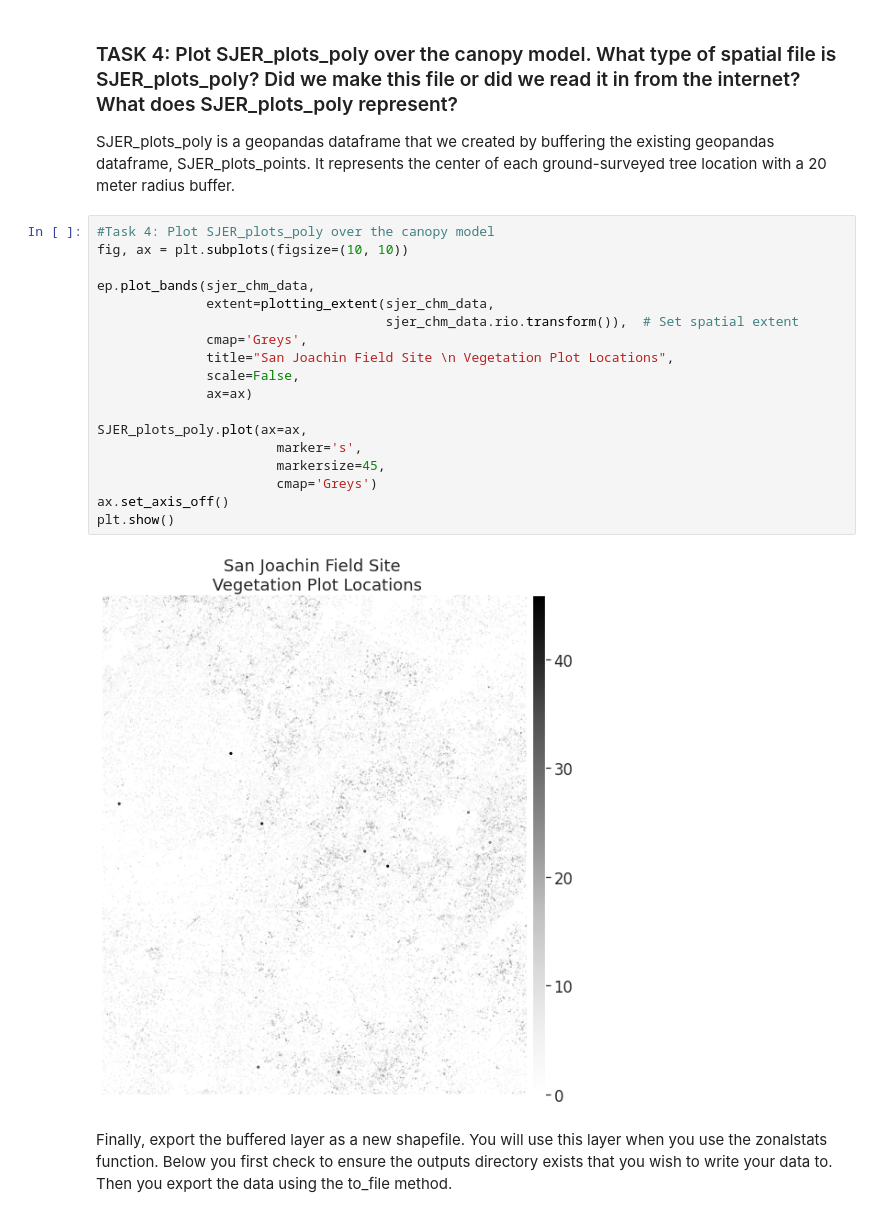
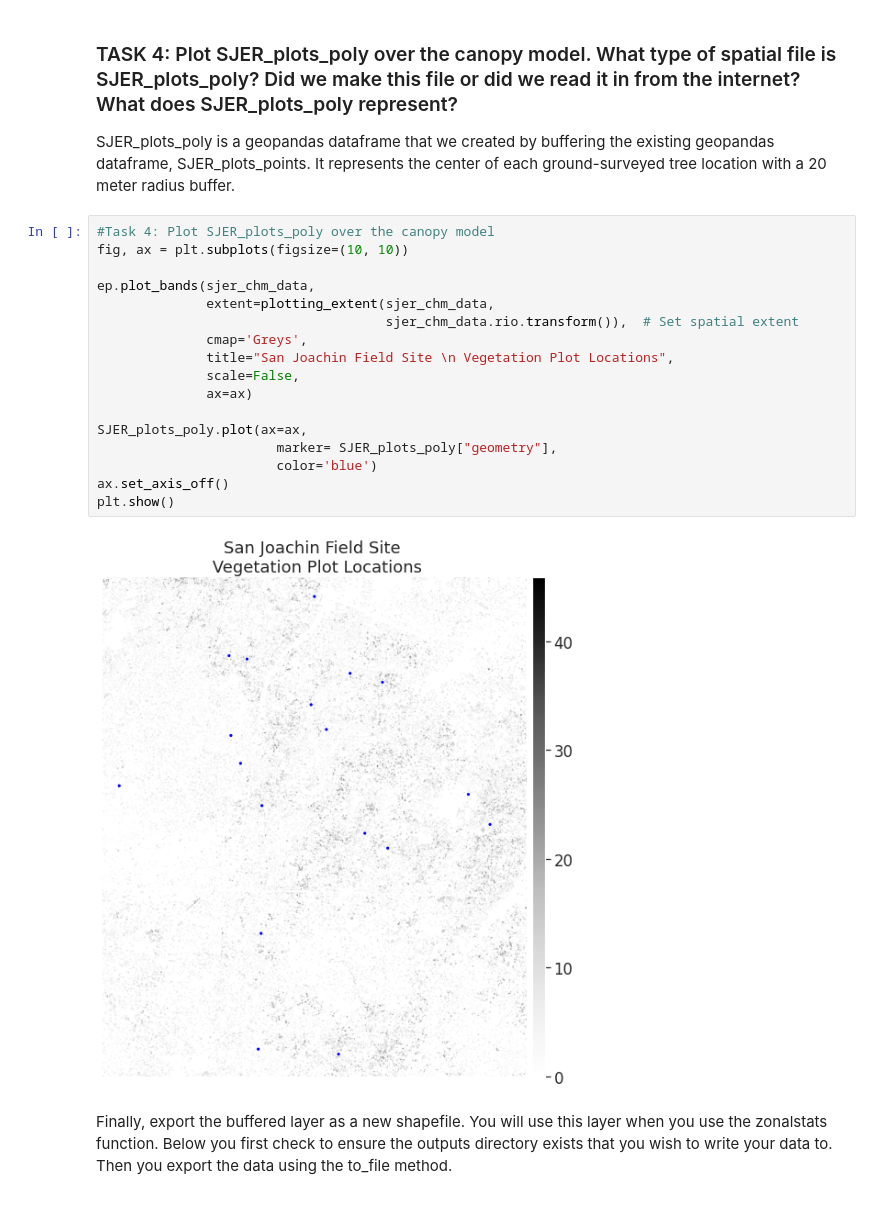
Before and after one commit to megmkoch/EnvDatSci22, a Jupyter notebook: CodeSprints/Regression101.ipynb, the cells around one changed output. Cells and saved outputs as stored; diff of their text form.

```diff
--- a/CodeSprints/Regression101.ipynb
+++ b/CodeSprints/Regression101.ipynb
@@ -263,23 +263,22 @@ SJER_plots_poly is a geopandas dataframe that we created by buffering the existi
 # %%
 #Task 4: Plot SJER_plots_poly over the canopy model
 fig, ax = plt.subplots(figsize=(10, 10))
 
 ep.plot_bands(sjer_chm_data,
               extent=plotting_extent(sjer_chm_data,
                                      sjer_chm_data.rio.transform()),  # Set spatial extent
               cmap='Greys',
               title="San Joachin Field Site \n Vegetation Plot Locations",
               scale=False,
               ax=ax)
 
 SJER_plots_poly.plot(ax=ax,
-                       marker='s',
-                       markersize=45,
-                       cmap='Greys')
+                       marker= SJER_plots_poly["geometry"],
+                       color='blue')
 ax.set_axis_off()
 plt.show()
 # %% [output]
-[figure, old version]
+[figure, new version]
 # %% [markdown]
 Finally, export the buffered layer as a new shapefile. You will use this layer when you use the zonalstats function. Below you first check to ensure the outputs directory exists that you wish to write your data to. Then you export the data using the to_file method.
 # %%
```
Also changed, not shown: parts of 10 cells of this notebook.
